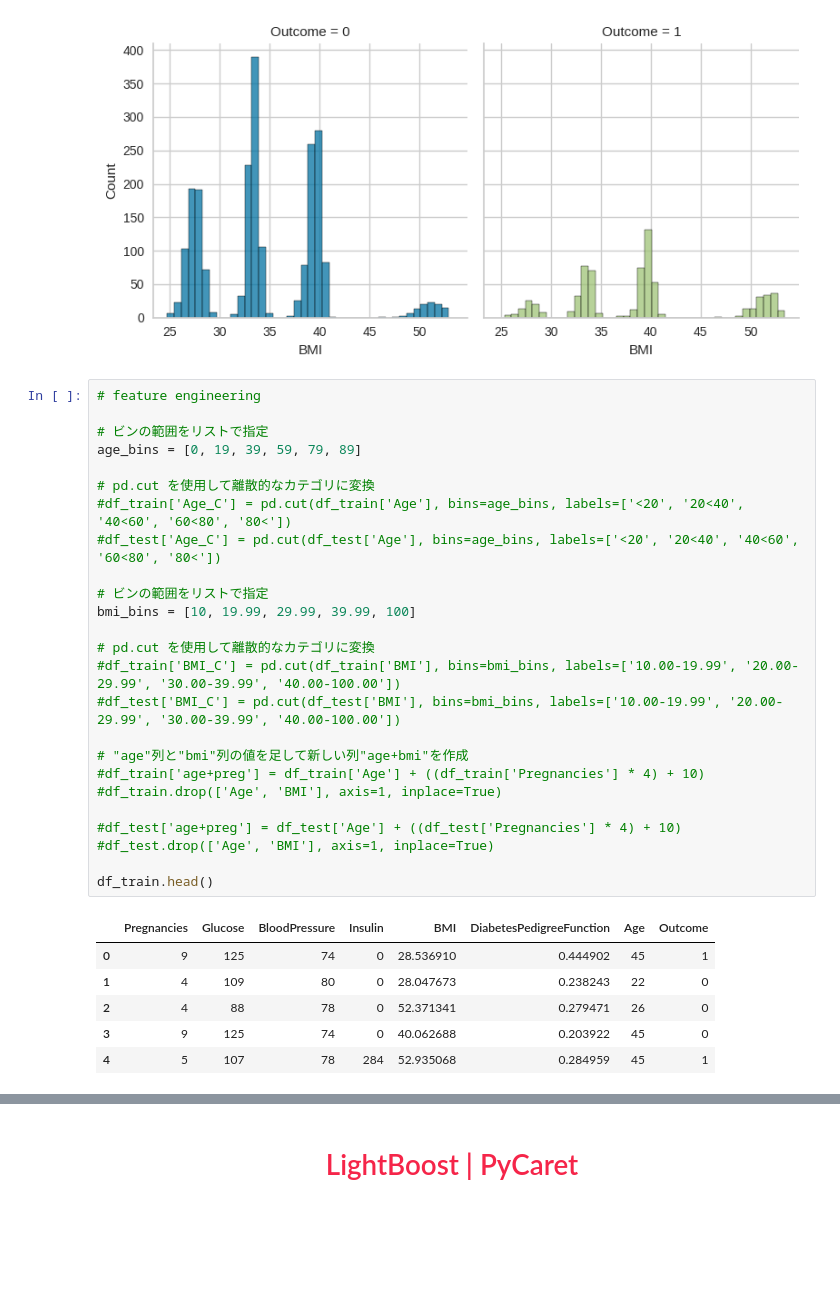
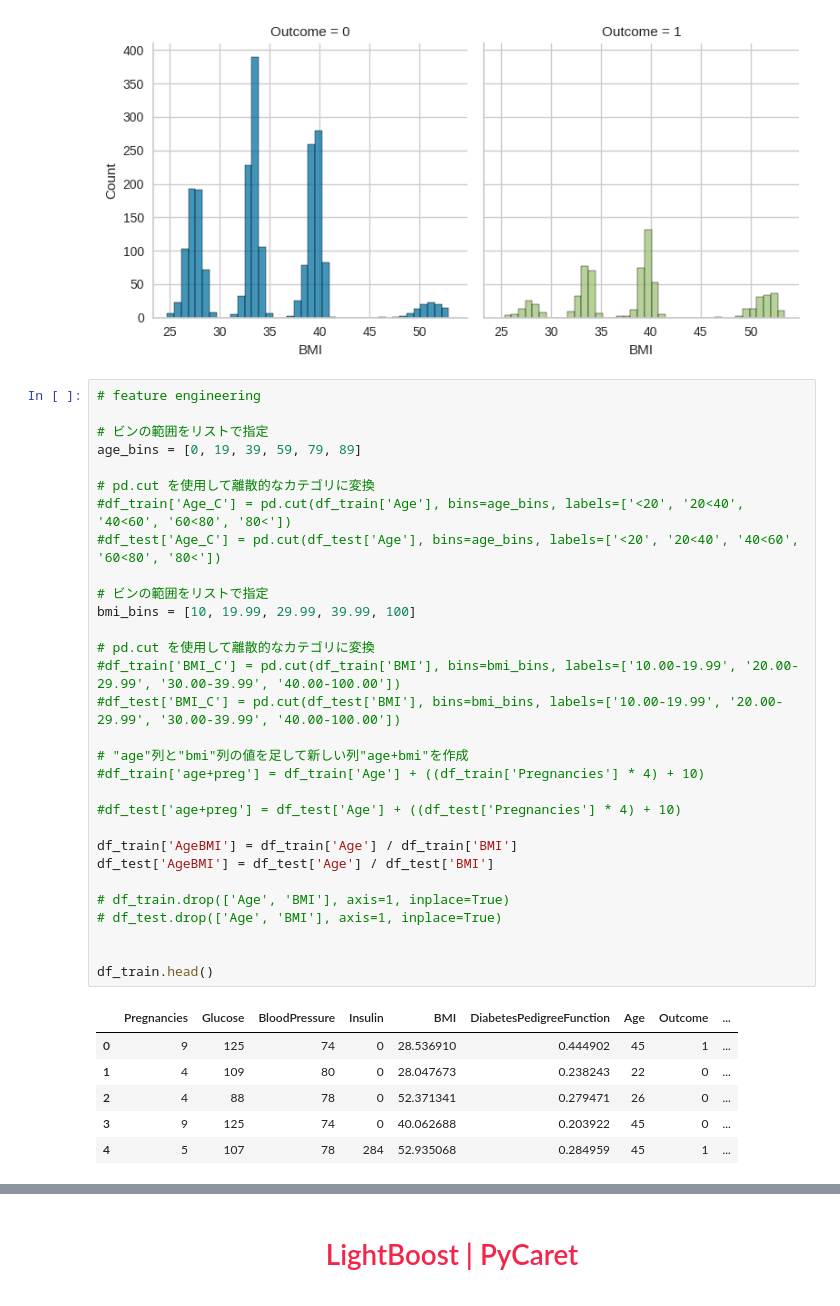
Before and after one commit to masayuki038/signate-44th-diabetes, a Jupyter notebook: SIGNATE_44th_診断データを使った糖尿病発症予測.ipynb, the cells around one changed output, grey strips where cells are left out. Cells and saved outputs as stored; diff of their text form; blank space fills up the shorter version.

```diff
--- a/SIGNATE_44th_診断データを使った糖尿病発症予測.ipynb
+++ b/SIGNATE_44th_診断データを使った糖尿病発症予測.ipynb
@@ -363,35 +363,40 @@ fig.map(sns.histplot, 'BMI', bins=40, kde=False)
 # %%
 # feature engineering
 
 # ビンの範囲をリストで指定
 age_bins = [0, 19, 39, 59, 79, 89]
 
 # pd.cut を使用して離散的なカテゴリに変換
 #df_train['Age_C'] = pd.cut(df_train['Age'], bins=age_bins, labels=['<20', '20<40', '40<60', '60<80', '80<'])
 #df_test['Age_C'] = pd.cut(df_test['Age'], bins=age_bins, labels=['<20', '20<40', '40<60', '60<80', '80<'])
 
 # ビンの範囲をリストで指定
 bmi_bins = [10, 19.99, 29.99, 39.99, 100]
 
 # pd.cut を使用して離散的なカテゴリに変換
 #df_train['BMI_C'] = pd.cut(df_train['BMI'], bins=bmi_bins, labels=['10.00-19.99', '20.00-29.99', '30.00-39.99', '40.00-100.00'])
 #df_test['BMI_C'] = pd.cut(df_test['BMI'], bins=bmi_bins, labels=['10.00-19.99', '20.00-29.99', '30.00-39.99', '40.00-100.00'])
 
 # "age"列と"bmi"列の値を足して新しい列"age+bmi"を作成
 #df_train['age+preg'] = df_train['Age'] + ((df_train['Pregnancies'] * 4) + 10)
-#df_train.drop(['Age', 'BMI'], axis=1, inplace=True)
 
 #df_test['age+preg'] = df_test['Age'] + ((df_test['Pregnancies'] * 4) + 10)
-#df_test.drop(['Age', 'BMI'], axis=1, inplace=True)
+
+df_train['AgeBMI'] = df_train['Age'] / df_train['BMI']
+df_test['AgeBMI'] = df_test['Age'] / df_test['BMI']
+
+# df_train.drop(['Age', 'BMI'], axis=1, inplace=True)
+# df_test.drop(['Age', 'BMI'], axis=1, inplace=True)
+
 
 df_train.head()
 # %% [output]
-|  | Pregnancies | Glucose | BloodPressure | Insulin | BMI | DiabetesPedigreeFunction | Age | Outcome |
-| 0 | 9 | 125 | 74 | 0 | 28.536910 | 0.444902 | 45 | 1 |
-| 1 | 4 | 109 | 80 | 0 | 28.047673 | 0.238243 | 22 | 0 |
-| 2 | 4 | 88 | 78 | 0 | 52.371341 | 0.279471 | 26 | 0 |
-| 3 | 9 | 125 | 74 | 0 | 40.062688 | 0.203922 | 45 | 0 |
-| 4 | 5 | 107 | 78 | 284 | 52.935068 | 0.284959 | 45 | 1 |
+|  | Pregnancies | Glucose | BloodPressure | Insulin | BMI | DiabetesPedigreeFunction | Age | Outcome | ... |
+| 0 | 9 | 125 | 74 | 0 | 28.536910 | 0.444902 | 45 | 1 | ... |
+| 1 | 4 | 109 | 80 | 0 | 28.047673 | 0.238243 | 22 | 0 | ... |
+| 2 | 4 | 88 | 78 | 0 | 52.371341 | 0.279471 | 26 | 0 | ... |
+| 3 | 9 | 125 | 74 | 0 | 40.062688 | 0.203922 | 45 | 0 | ... |
+| 4 | 5 | 107 | 78 | 284 | 52.935068 | 0.284959 | 45 | 1 | ... |
 # %%
 # normalization
 
```
Also changed, not shown: parts of 7 cells of this notebook.
